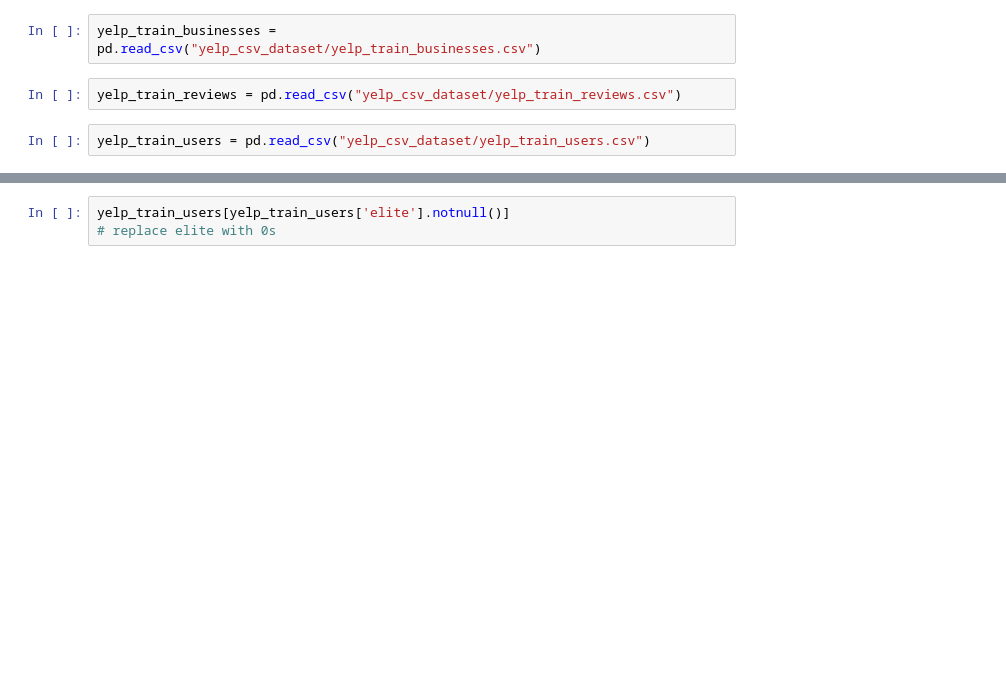
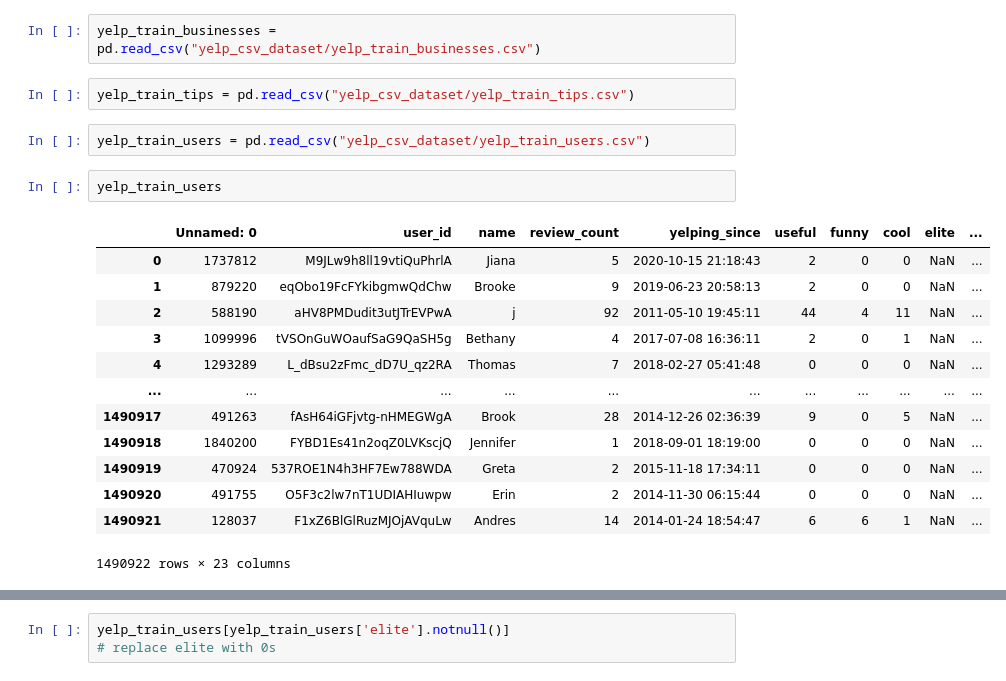
Before and after one commit to vagmi20/ds3010yelp, a Jupyter notebook: yelp_models.ipynb, the cells around one changed output, grey strips where cells are left out. Drawn from its saved outputs; the diff is of its cells as text; blank space fills up the shorter version.

```diff
--- a/yelp_models.ipynb
+++ b/yelp_models.ipynb
@@ -14,6 +14,22 @@ import textblob
 # %%
 yelp_train_businesses = pd.read_csv("yelp_csv_dataset/yelp_train_businesses.csv")
 # %%
-yelp_train_reviews = pd.read_csv("yelp_csv_dataset/yelp_train_reviews.csv")
+yelp_train_tips = pd.read_csv("yelp_csv_dataset/yelp_train_tips.csv")
 # %%
 yelp_train_users = pd.read_csv("yelp_csv_dataset/yelp_train_users.csv")
+# %%
+yelp_train_users
+# %% [output]
+|  | Unnamed: 0 | user_id | name | review_count | yelping_since | useful | funny | cool | elite | ... |
+| 0 | 1737812 | M9JLw9h8ll19vtiQuPhrlA | Jiana | 5 | 2020-10-15 21:18:43 | 2 | 0 | 0 | NaN | ... |
+| 1 | 879220 | eqObo19FcFYkibgmwQdChw | Brooke | 9 | 2019-06-23 20:58:13 | 2 | 0 | 0 | NaN | ... |
+| 2 | 588190 | aHV8PMDudit3utJTrEVPwA | j | 92 | 2011-05-10 19:45:11 | 44 | 4 | 11 | NaN | ... |
+| 3 | 1099996 | tVSOnGuWOaufSaG9QaSH5g | Bethany | 4 | 2017-07-08 16:36:11 | 2 | 0 | 1 | NaN | ... |
+| 4 | 1293289 | L_dBsu2zFmc_dD7U_qz2RA | Thomas | 7 | 2018-02-27 05:41:48 | 0 | 0 | 0 | NaN | ... |
+| ... | ... | ... | ... | ... | ... | ... | ... | ... | ... | ... |
+| 1490917 | 491263 | fAsH64iGFjvtg-nHMEGWgA | Brook | 28 | 2014-12-26 02:36:39 | 9 | 0 | 5 | NaN | ... |
+| 1490918 | 1840200 | FYBD1Es41n2oqZ0LVKscjQ | Jennifer | 1 | 2018-09-01 18:19:00 | 0 | 0 | 0 | NaN | ... |
+| 1490919 | 470924 | 537ROE1N4h3HF7Ew788WDA | Greta | 2 | 2015-11-18 17:34:11 | 0 | 0 | 0 | NaN | ... |
+| 1490920 | 491755 | O5F3c2lw7nT1UDIAHIuwpw | Erin | 2 | 2014-11-30 06:15:44 | 0 | 0 | 0 | NaN | ... |
+| 1490921 | 128037 | F1xZ6BlGlRuzMJOjAVquLw | Andres | 14 | 2014-01-24 18:54:47 | 6 | 6 | 1 | NaN | ... |
+1490922 rows × 23 columns
```
Also changed, not shown: parts of 11 cells of this notebook.
